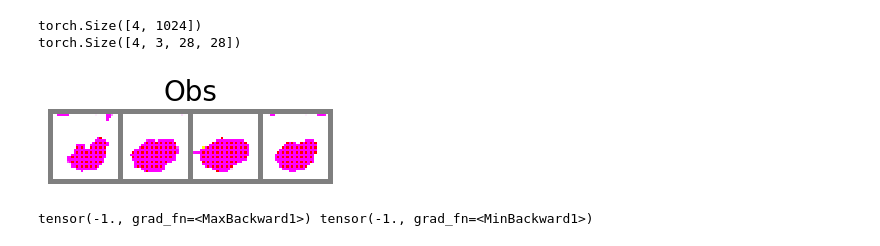
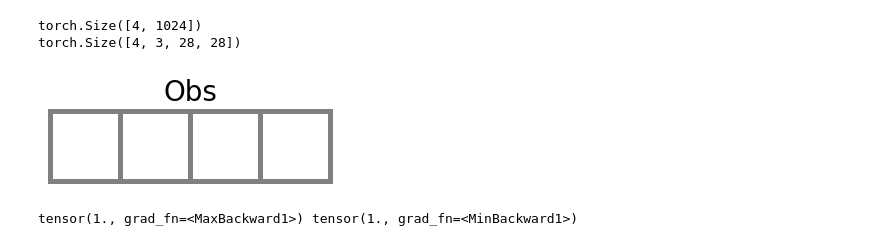
Before and after one commit to tree1111/CDRL, a Jupyter notebook: notebooks/Inspect Trained Models.ipynb, the cells around one changed output. Cells and saved outputs as stored; diff of their text form; code cells hidden in the pictures.

Commit message:
Run resnet
Signed-off-by: Adam Li <adam2392@gmail.com>

```diff
--- a/notebooks/Inspect Trained Models.ipynb
+++ b/notebooks/Inspect Trained Models.ipynb
@@ -357,31 +357,33 @@ model = torch.load(results_dir / model_fname, map_location=torch.device('cpu'))
 # %% [output]
 FileNotFoundError: [Errno 2] No such file or directory: '/Users/adam2392/pytorch_data/data/variational/vae-chain-seed=1/vae-chain-seed=1-model.pt'
 # %%
-seed=1
+seed=2
 graph_type='chain'
-epoch=2562
-step=107646
-results_dir = Path(f'/Users/adam2392/pytorch_data/data/variational/vae-{graph_type}-seed={seed}/')
+epoch=3129
+step=131460
+epoch=423
+step=17808
+results_dir = Path(f'/Users/adam2392/pytorch_data/data/variational/vae-withonlysigmoid-{graph_type}-seed={seed}/')
 checkpoint_fname = results_dir / f'epoch={epoch}-step={step}.ckpt'
 model = VAE.load_from_checkpoint(checkpoint_fname)
 # %%
 # sample from normal distribution
-noise = torch.randn(4, 3) * 1e-1
-obs_imgs = model.decoder(noise).reshape(4, 3, 28, 28)
+noise = torch.randn(4, 3)
+obs_imgs = model.decoder(noise)#.reshape(4, 3, 28, 28)
 print(obs_imgs.shape)
 # %% [output]
 torch.Size([4, 1024])
 torch.Size([4, 3, 28, 28])
 # %%
-new_obs_imgs = torch.zeros_like(obs_imgs)
-for idx, image in enumerate(obs_imgs):
-    image = (image - image.min()) / (image.max() - image.min())
-    new_obs_imgs[idx, ...] = image
+# new_obs_imgs = torch.zeros_like(obs_imgs)
+# for idx, image in enumerate(obs_imgs):
+#     image = (image - image.min()) / (image.max() - image.min())
+#     new_obs_imgs[idx, ...] = image
 
-show_imgs(new_obs_imgs, title='Obs')
+show_imgs(obs_imgs, title='Obs')
 # %% [output]
-[figure, old version]
+[figure, new version]
 # %%
 print(obs_imgs.max(), obs_imgs.min())
 # %% [output]
-tensor(-1., grad_fn=<MaxBackward1>) tensor(-1., grad_fn=<MinBackward1>)
+tensor(1., grad_fn=<MaxBackward1>) tensor(1., grad_fn=<MinBackward1>)
```
Also changed, not shown: parts of 3 cells of this notebook, 2 other files.
